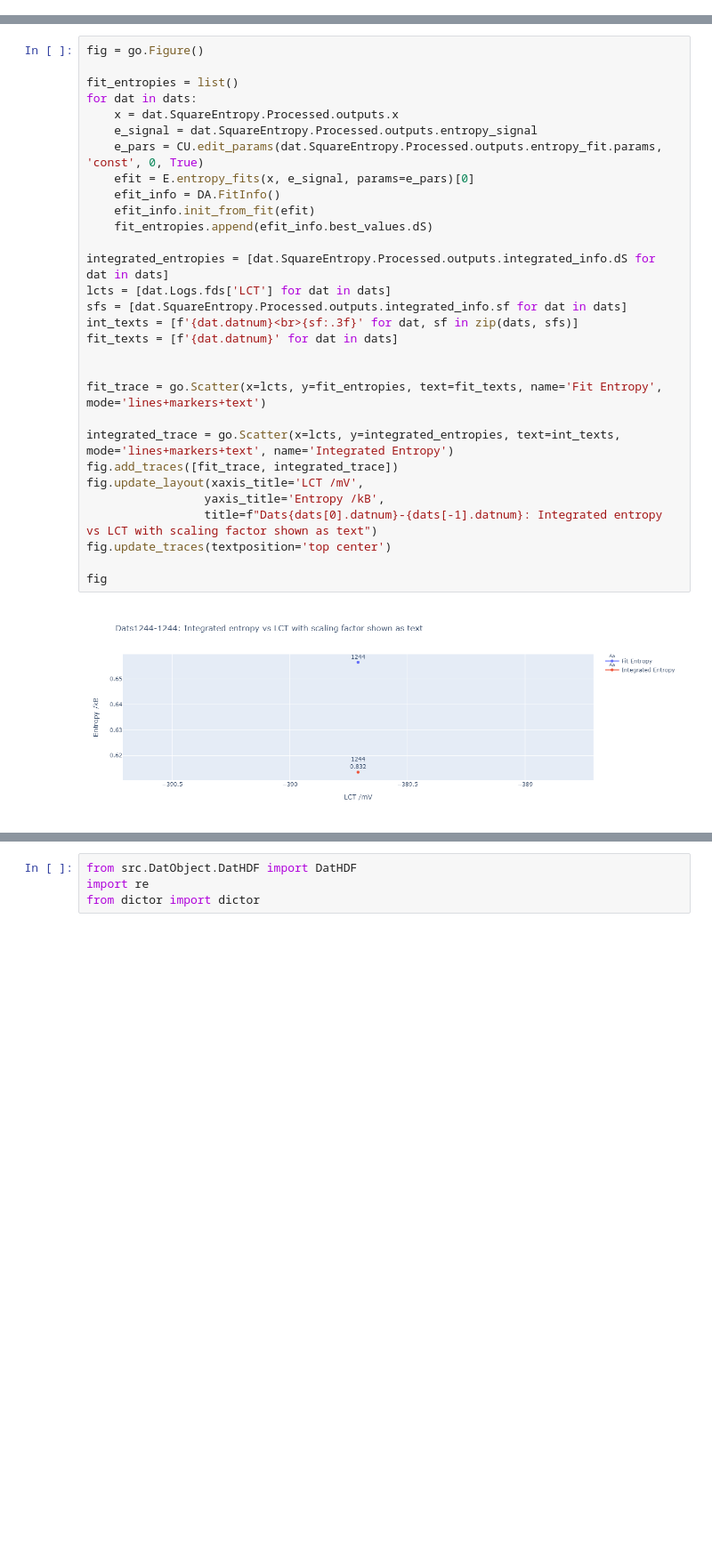
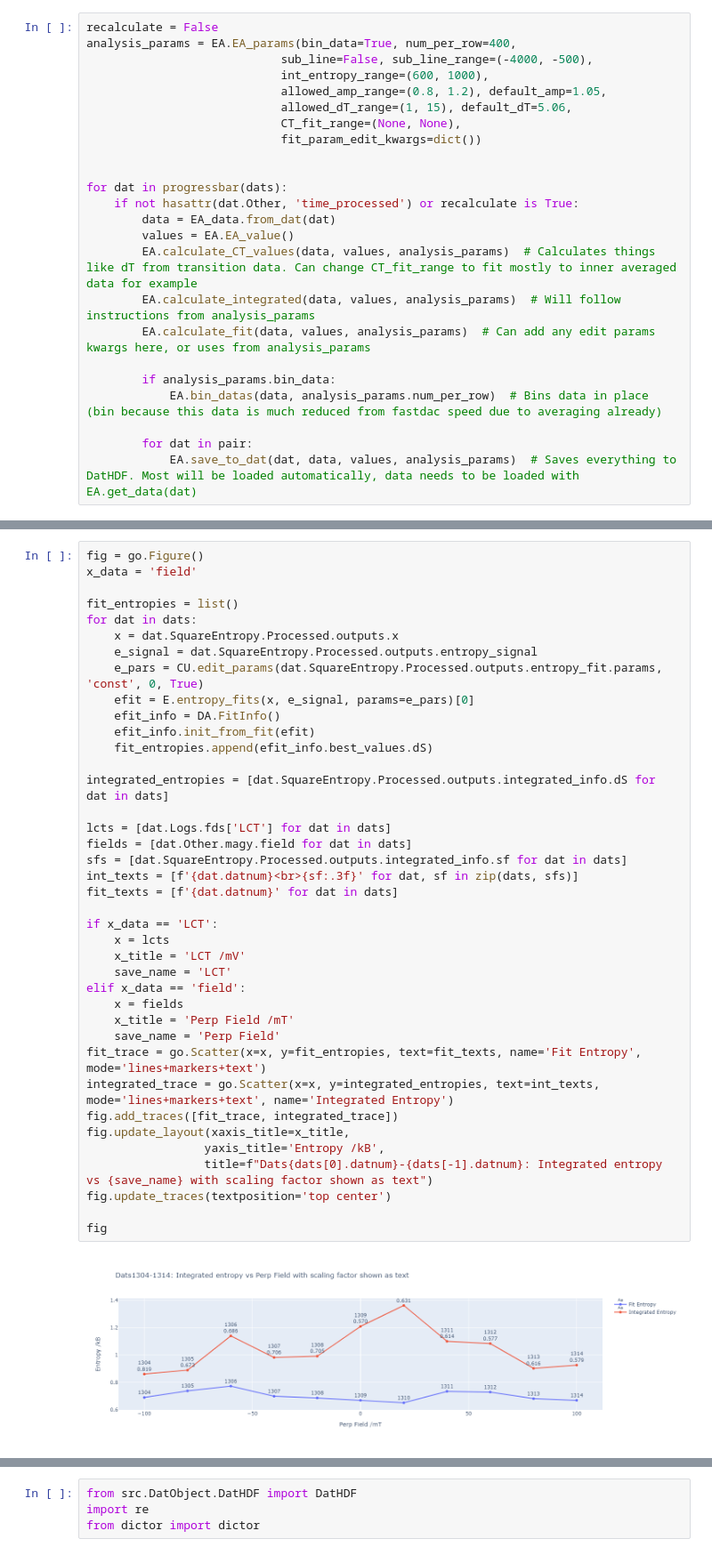
Before and after one commit to TimChild/EntropyAnalysis, a Jupyter notebook: Sep20/Sep2_Entropy.ipynb, the cells around one changed output, grey strips where cells are left out. Shown at 89% size. Cells and saved outputs as stored; diff of their text form; blank space fills up the shorter version.

```diff
--- a/Sep20/Sep2_Entropy.ipynb
+++ b/Sep20/Sep2_Entropy.ipynb
@@ -52,2 +51,26 @@ for dat in dats:
         out.entropy_fit = fi
         dat.SquareEntropy.Processed.outputs = out
+# %%
+recalculate = False
+analysis_params = EA.EA_params(bin_data=True, num_per_row=400,
+                            sub_line=False, sub_line_range=(-4000, -500),
+                            int_entropy_range=(600, 1000),
+                            allowed_amp_range=(0.8, 1.2), default_amp=1.05,
+                            allowed_dT_range=(1, 15), default_dT=5.06,
+                            CT_fit_range=(None, None),
+                            fit_param_edit_kwargs=dict())
+
+
+for dat in progressbar(dats):
+    if not hasattr(dat.Other, 'time_processed') or recalculate is True:
+        data = EA_data.from_dat(dat)
+        values = EA.EA_value()
+        EA.calculate_CT_values(data, values, analysis_params)  # Calculates things like dT from transition data. Can change CT_fit_range to fit mostly to inner averaged data for example
+        EA.calculate_integrated(data, values, analysis_params)  # Will follow instructions from analysis_params
+        EA.calculate_fit(data, values, analysis_params)  # Can add any edit params kwargs here, or uses from analysis_params
+
+        if analysis_params.bin_data:
+            EA.bin_datas(data, analysis_params.num_per_row)  # Bins data in place (bin because this data is much reduced from fastdac speed due to averaging already)
+
+        for dat in pair:
+            EA.save_to_dat(dat, data, values, analysis_params)  # Saves everything to DatHDF. Most will be loaded automatically, data needs to be loaded with EA.get_data(dat)
@@ -171,34 +204,43 @@ for fig, name in zip([fig1, fig2, fig3], ['AveragedCS_vs_Channel_bias', 'Average
 # %%
 fig = go.Figure()
+x_data = 'field'
 
 fit_entropies = list()
 for dat in dats:
     x = dat.SquareEntropy.Processed.outputs.x
     e_signal = dat.SquareEntropy.Processed.outputs.entropy_signal
     e_pars = CU.edit_params(dat.SquareEntropy.Processed.outputs.entropy_fit.params, 'const', 0, True)
     efit = E.entropy_fits(x, e_signal, params=e_pars)[0]
     efit_info = DA.FitInfo()
     efit_info.init_from_fit(efit)
     fit_entropies.append(efit_info.best_values.dS)
 
 integrated_entropies = [dat.SquareEntropy.Processed.outputs.integrated_info.dS for dat in dats]
+
 lcts = [dat.Logs.fds['LCT'] for dat in dats]
+fields = [dat.Other.magy.field for dat in dats]
 sfs = [dat.SquareEntropy.Processed.outputs.integrated_info.sf for dat in dats]
 int_texts = [f'{dat.datnum}<br>{sf:.3f}' for dat, sf in zip(dats, sfs)]
 fit_texts = [f'{dat.datnum}' for dat in dats]
 
-
-fit_trace = go.Scatter(x=lcts, y=fit_entropies, text=fit_texts, name='Fit Entropy', mode='lines+markers+text')
-
-integrated_trace = go.Scatter(x=lcts, y=integrated_entropies, text=int_texts, mode='lines+markers+text', name='Integrated Entropy')
+if x_data == 'LCT':
+    x = lcts
+    x_title = 'LCT /mV'
+    save_name = 'LCT'
+elif x_data == 'field':
+    x = fields
+    x_title = 'Perp Field /mT'
+    save_name = 'Perp Field'
+fit_trace = go.Scatter(x=x, y=fit_entropies, text=fit_texts, name='Fit Entropy', mode='lines+markers+text')
+integrated_trace = go.Scatter(x=x, y=integrated_entropies, text=int_texts, mode='lines+markers+text', name='Integrated Entropy')
 fig.add_traces([fit_trace, integrated_trace])
-fig.update_layout(xaxis_title='LCT /mV',
+fig.update_layout(xaxis_title=x_title,
                  yaxis_title='Entropy /kB',
-                 title=f"Dats{dats[0].datnum}-{dats[-1].datnum}: Integrated entropy vs LCT with scaling factor shown as text")
+                 title=f"Dats{dats[0].datnum}-{dats[-1].datnum}: Integrated entropy vs {save_name} with scaling factor shown as text")
 fig.update_traces(textposition='top center')
 
 fig
 # %% [output]
-[figure, old version]
+[figure, new version]
 # %%
 fig.to_dict()['layout']['xaxis']
```
Also changed, not shown: parts of 11 cells of this notebook, 5 other files.
